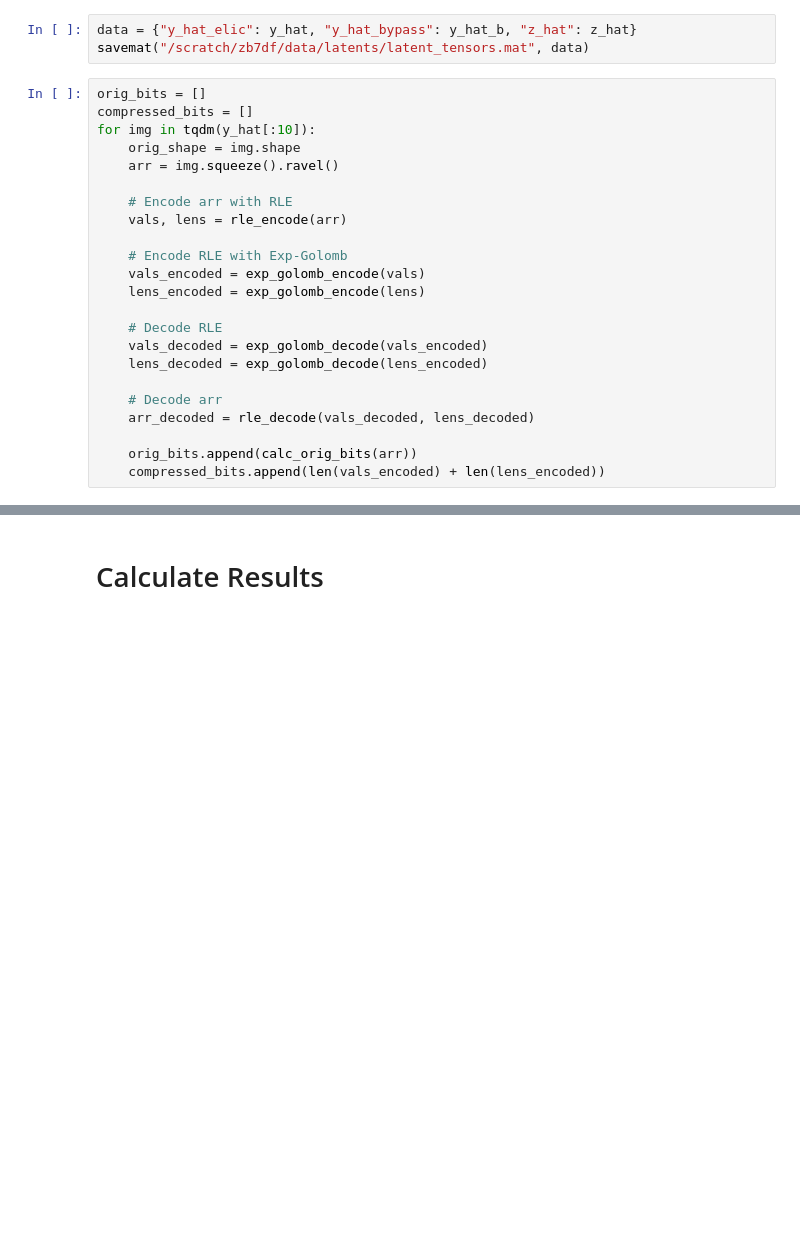
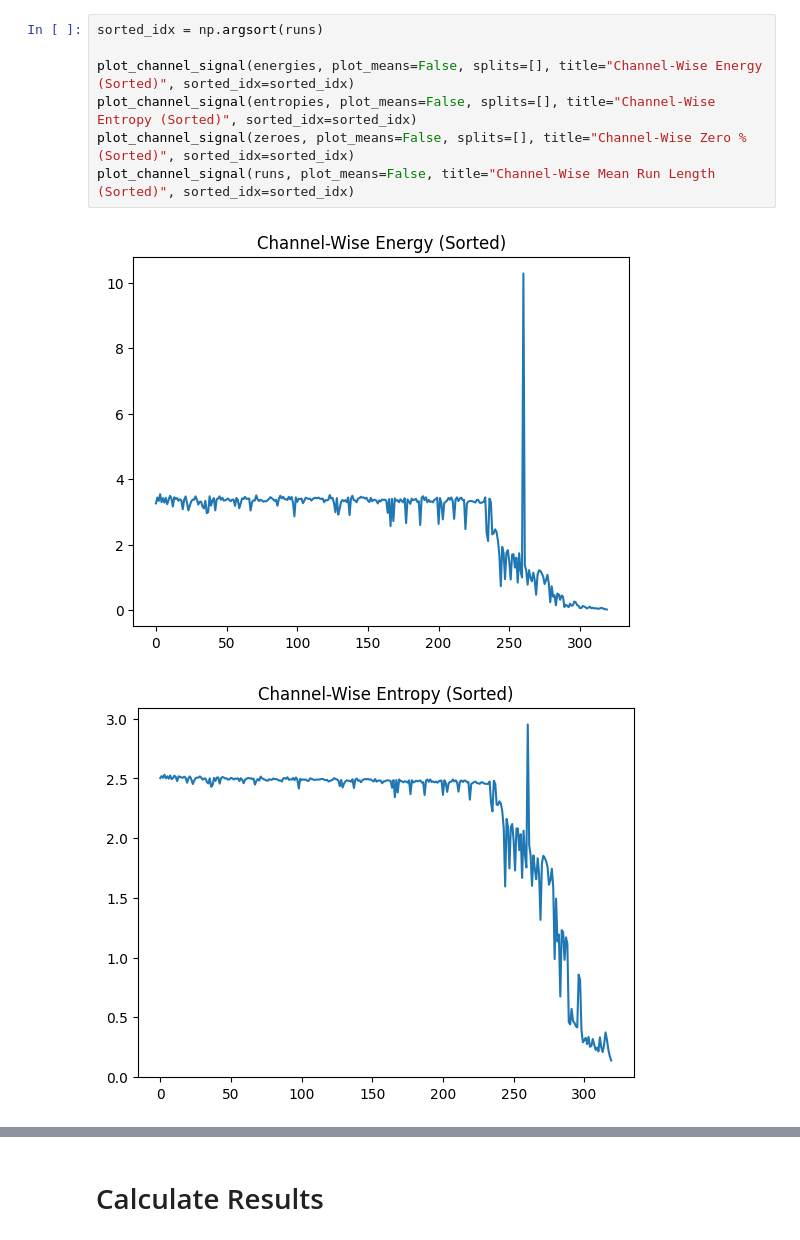
Before and after one commit to zb-umkc/elic_dct, a Jupyter notebook: elic_dct_rle.ipynb, the cells around one changed output, grey strips where cells are left out. Cells and saved outputs as stored; diff of their text form; blank space fills up the shorter version.

```diff
--- a/elic_dct_rle.ipynb
+++ b/elic_dct_rle.ipynb
@@ -115,26 +156,10 @@ z_hat.shape
-# %%
-data = {"y_hat_elic": y_hat, "y_hat_bypass": y_hat_b, "z_hat": z_hat}
-savemat("/scratch/zb7df/data/latents/latent_tensors.mat", data)
-# %%
-orig_bits = []
-compressed_bits = []
-for img in tqdm(y_hat[:10]):
-    orig_shape = img.shape
-    arr = img.squeeze().ravel()
-
-    # Encode arr with RLE
-    vals, lens = rle_encode(arr)
-
-    # Encode RLE with Exp-Golomb
-    vals_encoded = exp_golomb_encode(vals)
-    lens_encoded = exp_golomb_encode(lens)
-
-    # Decode RLE
-    vals_decoded = exp_golomb_decode(vals_encoded)
-    lens_decoded = exp_golomb_decode(lens_encoded)
-
-    # Decode arr
-    arr_decoded = rle_decode(vals_decoded, lens_decoded)
-
-    orig_bits.append(calc_orig_bits(arr))
-    compressed_bits.append(len(vals_encoded) + len(lens_encoded))
+# %%
+sorted_idx = np.argsort(runs)
+
+plot_channel_signal(energies, plot_means=False, splits=[], title="Channel-Wise Energy (Sorted)", sorted_idx=sorted_idx)
+plot_channel_signal(entropies, plot_means=False, splits=[], title="Channel-Wise Entropy (Sorted)", sorted_idx=sorted_idx)
+plot_channel_signal(zeroes, plot_means=False, splits=[], title="Channel-Wise Zero % (Sorted)", sorted_idx=sorted_idx)
+plot_channel_signal(runs, plot_means=False, title="Channel-Wise Mean Run Length (Sorted)", sorted_idx=sorted_idx)
+# %% [output]
+[figure, added]
+[figure, added]
```
Also changed, not shown: parts of 26 cells of this notebook, 19 other files.
